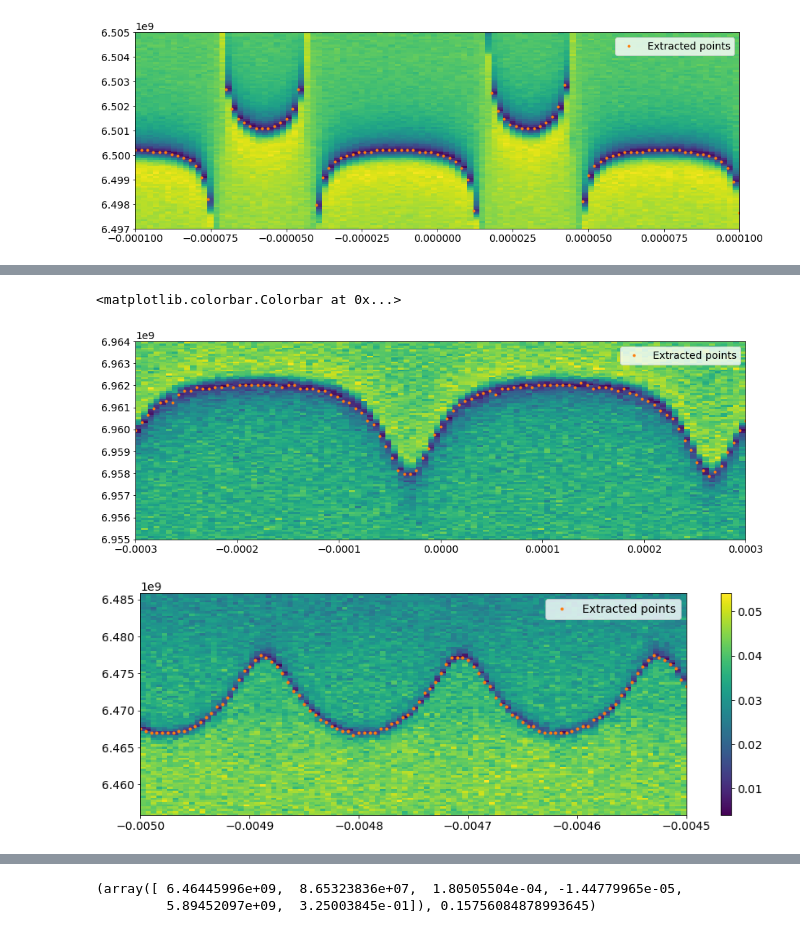
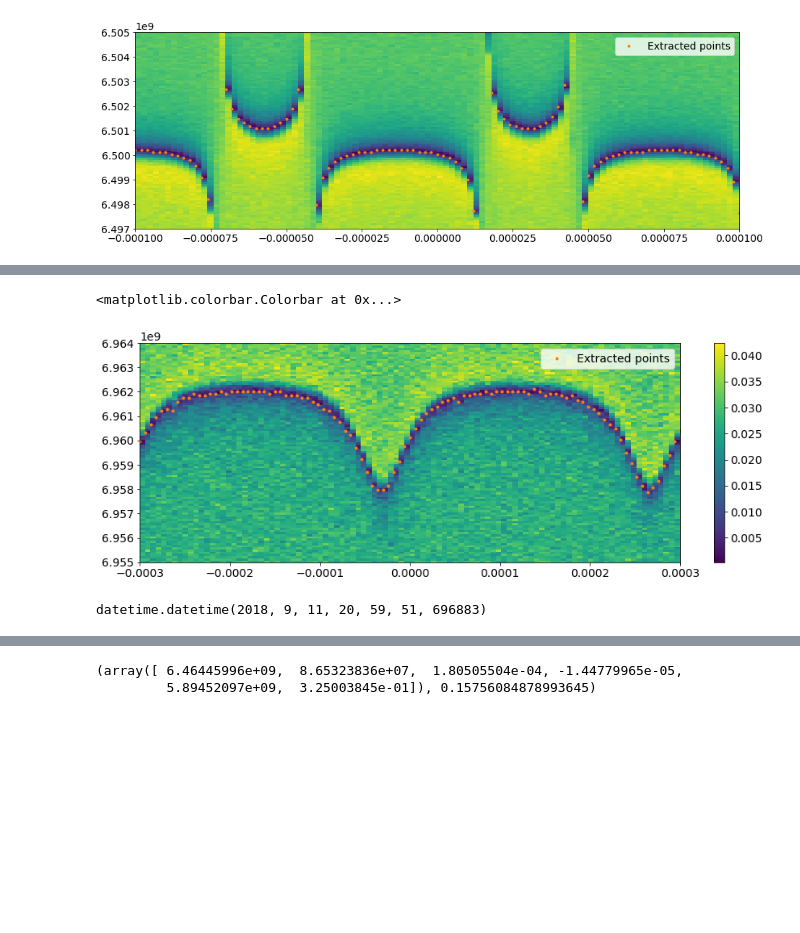
Before and after one commit to vdrhtc/Computer-vision-paper, a Jupyter notebook: Plots 2 .ipynb, the cells around one changed output, grey strips where cells are left out. Drawn from its saved outputs; the diff is of its cells as text; code cells hidden in the pictures; blank space fills up the shorter version.

```diff
--- a/Plots 2 .ipynb
+++ b/Plots 2 .ipynb
@@ -66,10 +110,13 @@ anti2 = MeasurementResult.load("Xmon 2Q", "III-anticrossing")
 # anti.set_data(data_dict)
 # %%
 ao = AnticrossingOracle("transmon", anti1, plot=True, hints=["fqmax_above"])
-ao2 = AnticrossingOracle("transmon", anti2, plot=True, hints=[])
+# ao2 = AnticrossingOracle("transmon", anti2, plot=True, hints=[])
 plt.colorbar()
 # %% [output]
 <matplotlib.colorbar.Colorbar at 0x...>
-[figure, old version]
+[figure, new version]
-[figure, removed]
+# %%
+anti2._datetime
+# %% [output]
+datetime.datetime(2018, 9, 11, 20, 59, 51, 696883)
 # %%
```
Also changed, not shown: parts of 11 cells of this notebook, 5 other files.
